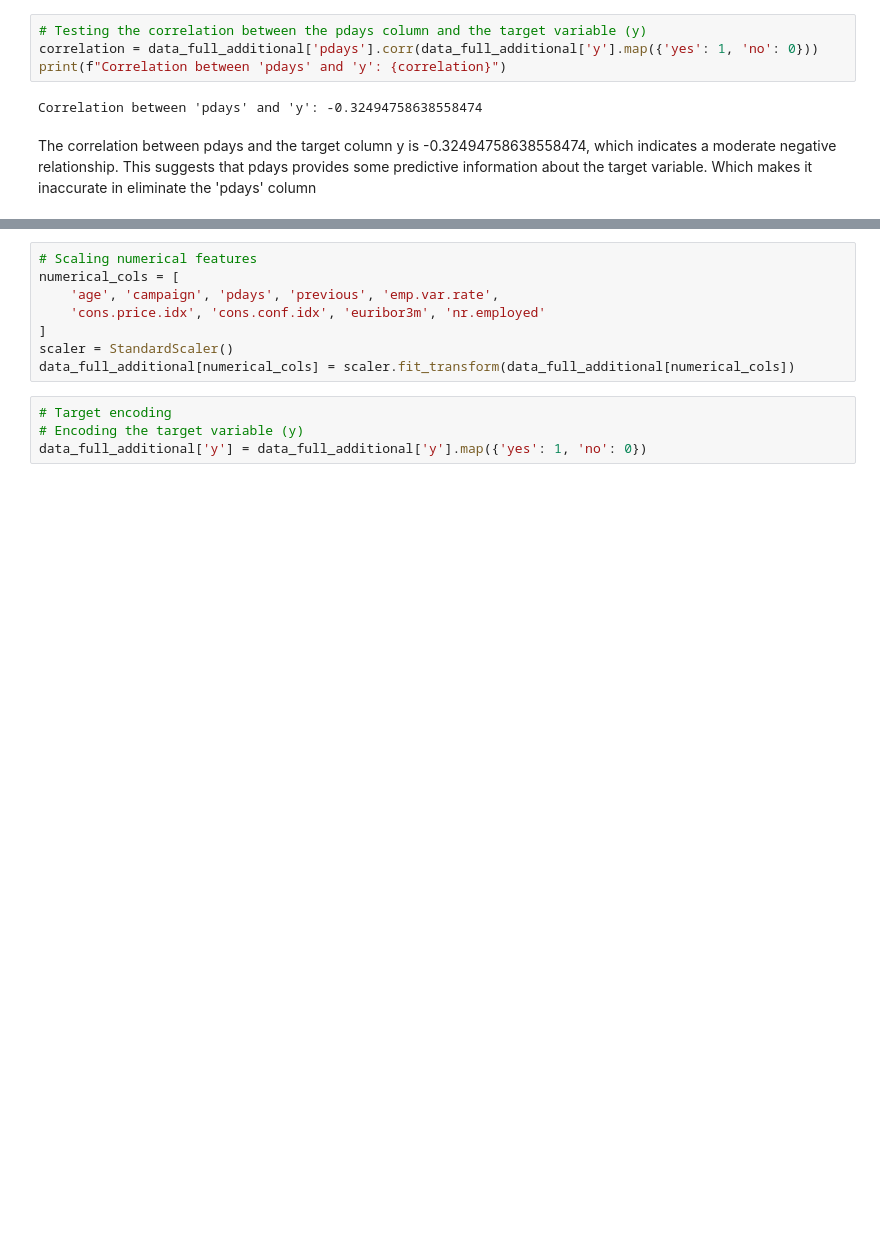
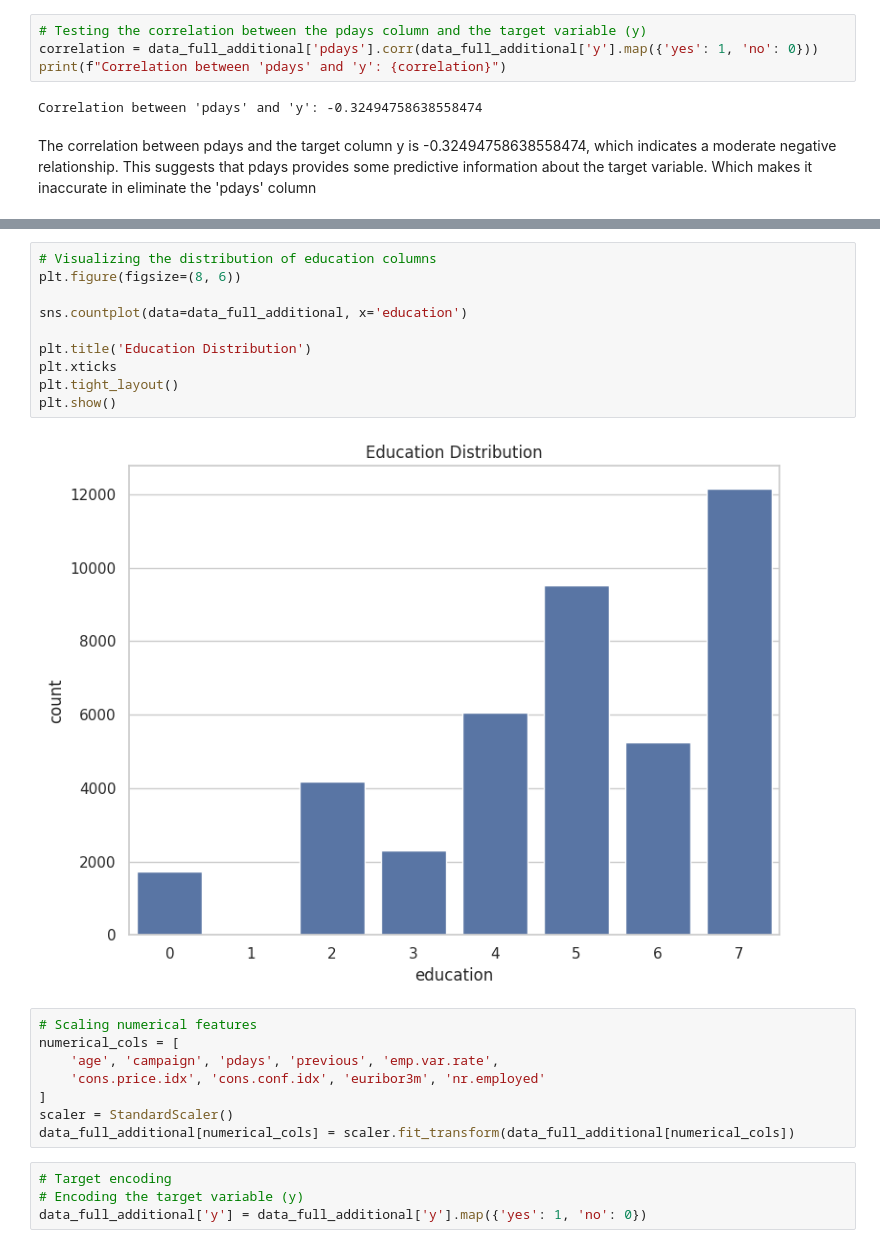
Before and after one commit to ShabnaIlmi/Bank-Marketing-Random-Forest-and-Neural-Networks, a Jupyter notebook: Coursework.ipynb, the cells around one changed output, grey strips where cells are left out. Cells and saved outputs as stored; diff of their text form; blank space fills up the shorter version.

```diff
--- a/Coursework.ipynb
+++ b/Coursework.ipynb
@@ -242,3 +299,15 @@ The correlation between pdays and the target column y is -0.32494758638558474, w
+# %%
+# Visualizing the distribution of education columns
+plt.figure(figsize=(8, 6))
+
+sns.countplot(data=data_full_additional, x='education')
+
+plt.title('Education Distribution')
+plt.xticks
+plt.tight_layout()
+plt.show()
+# %% [output]
+[figure, added]
 # %%
 # Scaling numerical features
 numerical_cols = [
```
Also changed, not shown: parts of 10 cells of this notebook.
